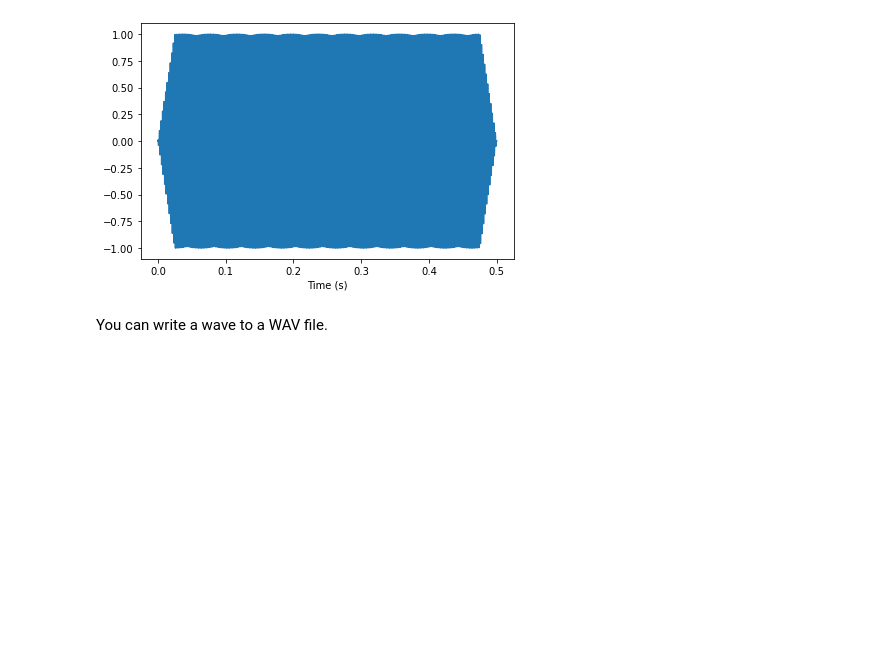
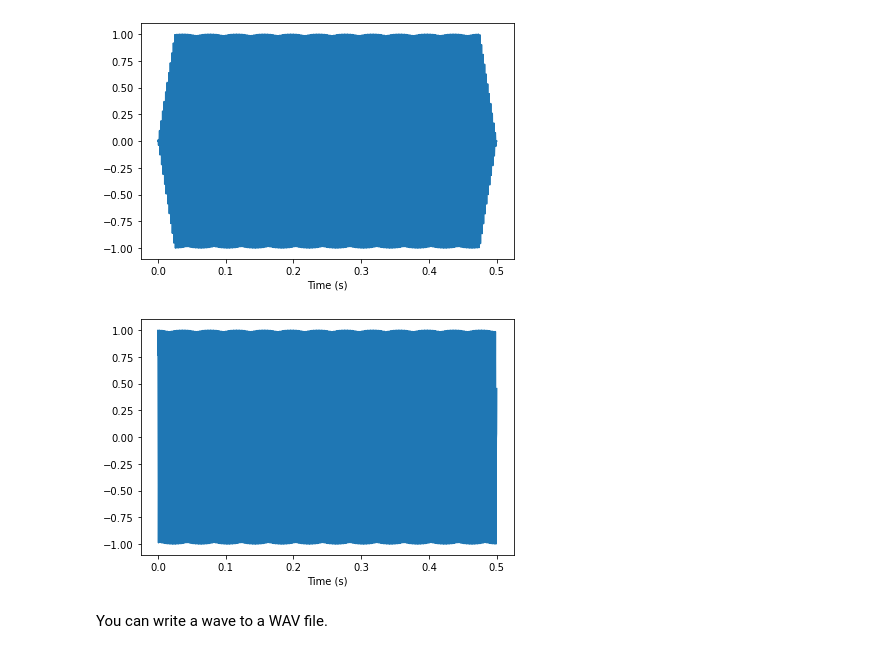
Before and after one commit to rishi-a/ThinkDSP, a Jupyter notebook: code/chap01.ipynb, the cells around one changed output. Drawn from its saved outputs; the diff is of its cells as text; code cells hidden in the pictures; blank space fills up the shorter version.

```diff
--- a/code/chap01.ipynb
+++ b/code/chap01.ipynb
@@ -130,6 +142,13 @@ wave.plot()
 decorate(xlabel='Time (s)')
 # %% [output]
 [figure]
+# %%
+wave.normalize()
+#wave.apodize()
+wave.plot()
+decorate(xlabel='Time (s)')
+# %% [output]
+[figure, added]
 # %% [markdown]
 You can write a wave to a WAV file.
 # %%
```
Also changed, not shown: parts of 6 cells of this notebook, 1 other file.
